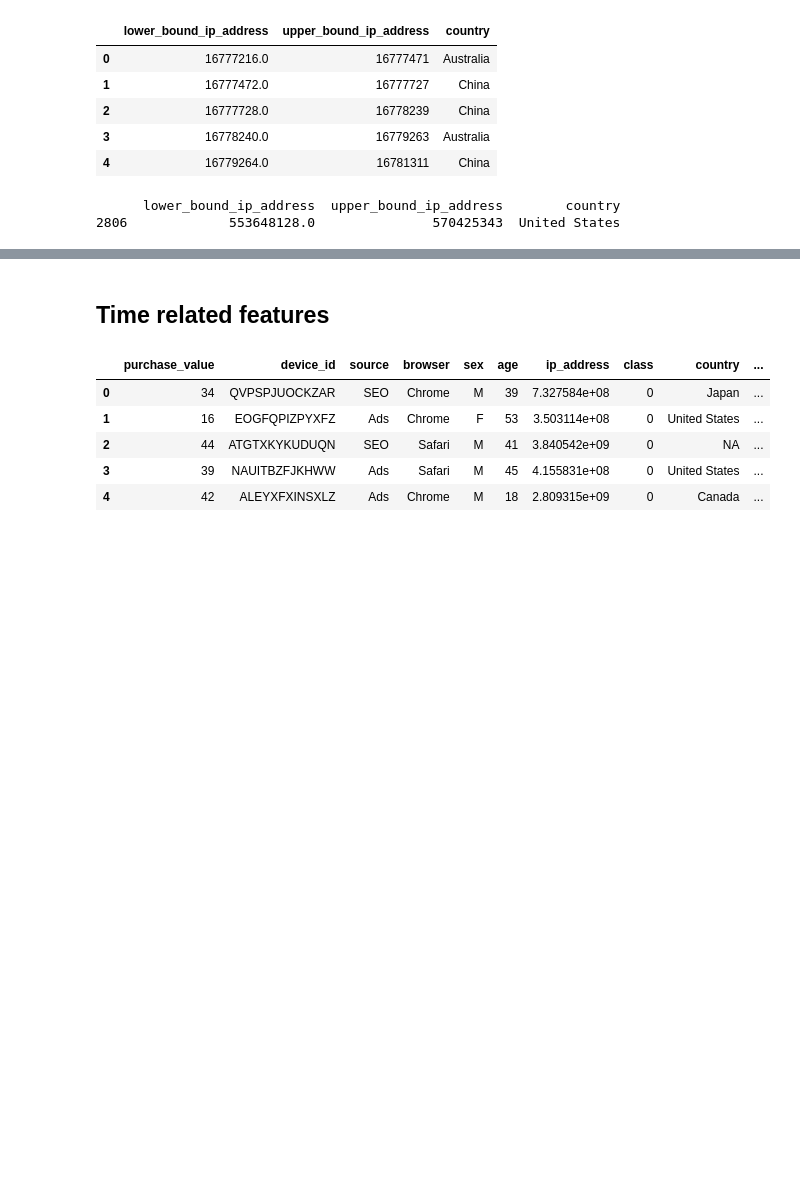
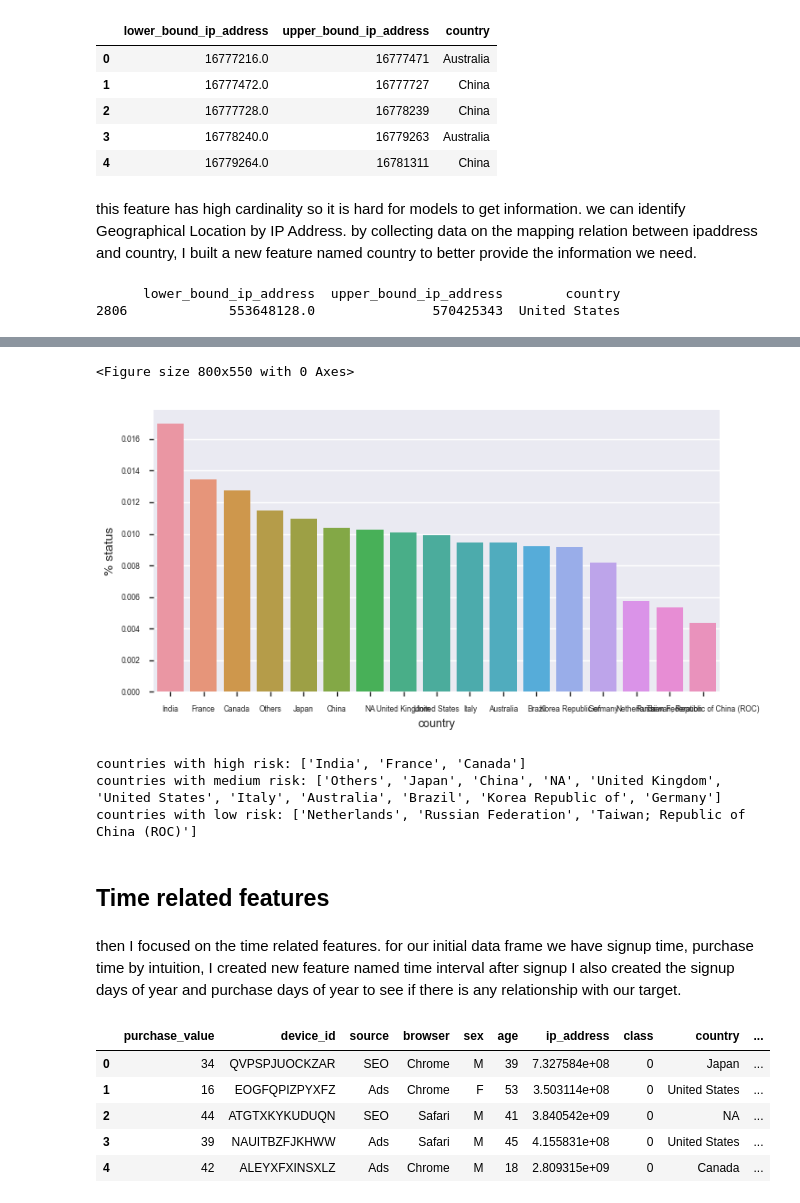
Before and after one commit to yidan41/Fraud-Detection-for-a-E-commerce-company, a Jupyter notebook: Fraud Detection for a E-commerce company.ipynb, the cells around one changed output, grey strips where cells are left out. Saved outputs shown, nothing was run; the diff lists cells and outputs as text; code cells hidden in the pictures; blank space fills up the shorter version.

```diff
--- a/Fraud Detection for a E-commerce company.ipynb
+++ b/Fraud Detection for a E-commerce company.ipynb
@@ -151,6 +153,10 @@ ipToCountry.head()
 | 2 | 16777728.0 | 16778239 | China |
 | 3 | 16778240.0 | 16779263 | Australia |
 | 4 | 16779264.0 | 16781311 | China |
+# %% [markdown]
+this feature has high cardinality so it is hard for models to get information.
+we can identify Geographical Location by IP Address.
+by collecting data on the mapping relation between ipaddress and country, I built a new feature named country to better provide the information we need.
 # %%
 ip_address = fraud_data.loc[41, 'ip_address']
 tmp = ipToCountry[(ipToCountry['lower_bound_ip_address'] <= ip_address) &
@@ -187,5 +199,56 @@ fraud_data.head()
+# %%
+#sort fraud rates
+plt.figure()
+sns.set_palette("Blues_r")
+fig, ax = plt.subplots(figsize=(8,4))
+    # Calculate the percentage of target=1 per category value
+cat_perc = fraud_data[['country', 'class']].groupby(['country'],as_index=False).mean()
+cat_perc.sort_values(by='class',ascending=False,inplace=True)
+    # Bar plot
+    # Order the bars descending on target mean
+
+sns.barplot(ax=ax, x='country', y='class', data=cat_perc, order=cat_perc['country'])
+
+plt.ylabel('% status', fontsize=10)
+plt.xlabel('country', fontsize=9)
+plt.tick_params(axis='both', which='major', labelsize=6)
+plt.show();
+# %% [output]
+<Figure size 800x550 with 0 Axes>
+[figure, added]
+# %%
+#country
+fraud_rate_country = fraud_data.groupby('country')['class'].value_counts(normalize=True).loc[:,1].sort_values(ascending=False)
+def state_risk_classifier(v):
+    global highrisk_country, mediumrisk_country, lowrisk_country
+    highrisk_country=[]
+    mediumrisk_country=[]
+    lowrisk_country=[]
+
+    for country in v.index:
+        if v[country]>0.012:
+            highrisk_country.append(country)
+        elif v[country]<0.008:
+            lowrisk_country.append(country)
+        else:
+            mediumrisk_country.append(country)
+
+    print('countries with high risk:', highrisk_country)
+    print('countries with medium risk:', mediumrisk_country)
+    print('countries with low risk:',lowrisk_country)
+
+state_risk_classifier(fraud_rate_country)
+# %% [output]
+countries with high risk: ['India', 'France', 'Canada']
+countries with medium risk: ['Others', 'Japan', 'China', 'NA', 'United Kingdom', 'United States', 'Italy', 'Australia', 'Brazil', 'Korea Republic of', 'Germany']
+countries with low risk: ['Netherlands', 'Russian Federation', 'Taiwan; Republic of China (ROC)']
 # %% [markdown]
 ## Time related features
+# %% [markdown]
+then I focused on the time related features.
+for our initial data frame we have signup time, purchase time
+by intuition, I created new feature named time interval after signup
+I also created the signup days of year and purchase days of year to see if there is any relationship with our target.
 # %%
 #time related features
 fraud_data['interval_after_signup'] = (pd.to_datetime(fraud_data['purchase_time']) - pd.to_datetime(
```
Also changed, not shown: parts of 28 cells of this notebook.
